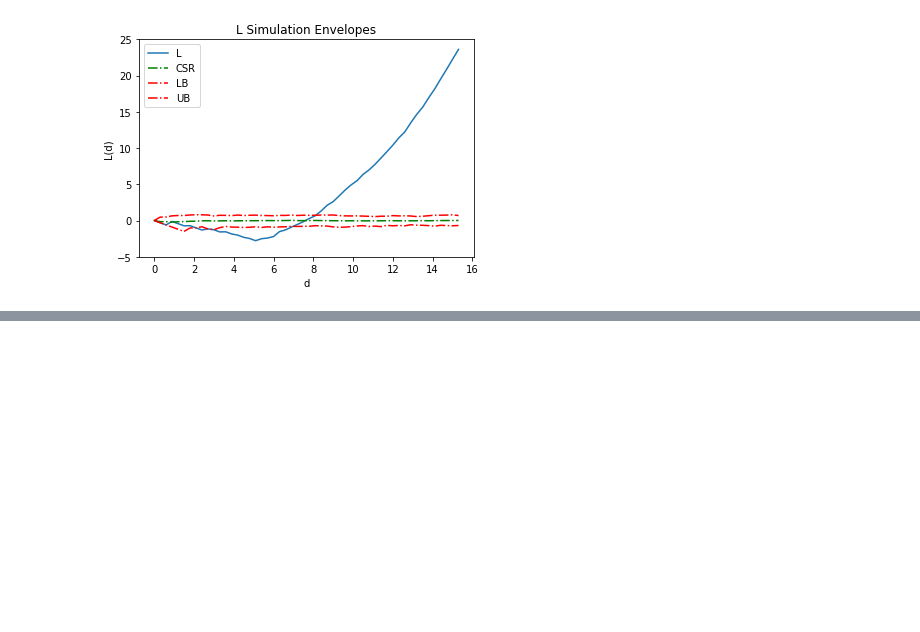
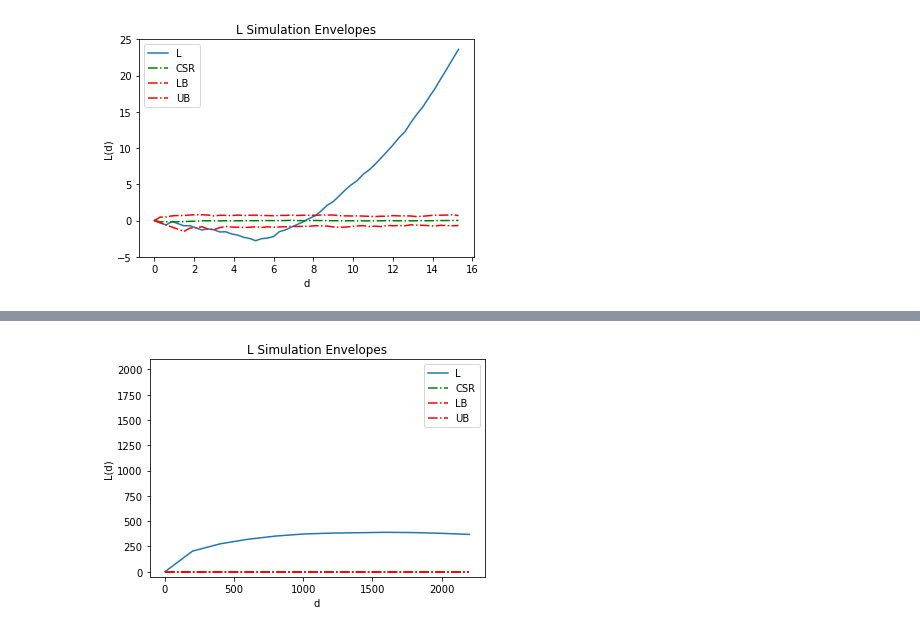
Before and after one commit to fsemecurbe/Fractal-Analysis, a Jupyter notebook: chapitre7/ripley.ipynb, the cells around one changed output, grey strips where cells are left out. Saved outputs shown, nothing was run; the diff lists cells and outputs as text; code cells hidden in the pictures; blank space fills up the shorter version.

```diff
--- a/chapitre7/ripley.ipynb
+++ b/chapitre7/ripley.ipynb
@@ -50,5 +57,10 @@ plt.savefig('figure2_7_openfield_grand_rayon.pdf', format='pdf')
 bLenv_g = pointpats.distance_statistics.Lenv(bpp,  realizations=brealizations, intervals=10, dmin=0, dmax=2000)
 # %%
+bLenv_g.low = np.zeros(12)
+bLenv_g.high = np.zeros(12)
+bLenv_g.mean = np.zeros(12)
 bLenv_g.plot()
-plt.ylim((-5,25))
+plt.ylim((-50,2100))
 plt.savefig('figure2_7_bocage_grand_rayon.pdf', format='pdf')
+# %% [output]
+[figure, added]
```
Also changed, not shown: parts of 4 cells of this notebook, 2 other files.
